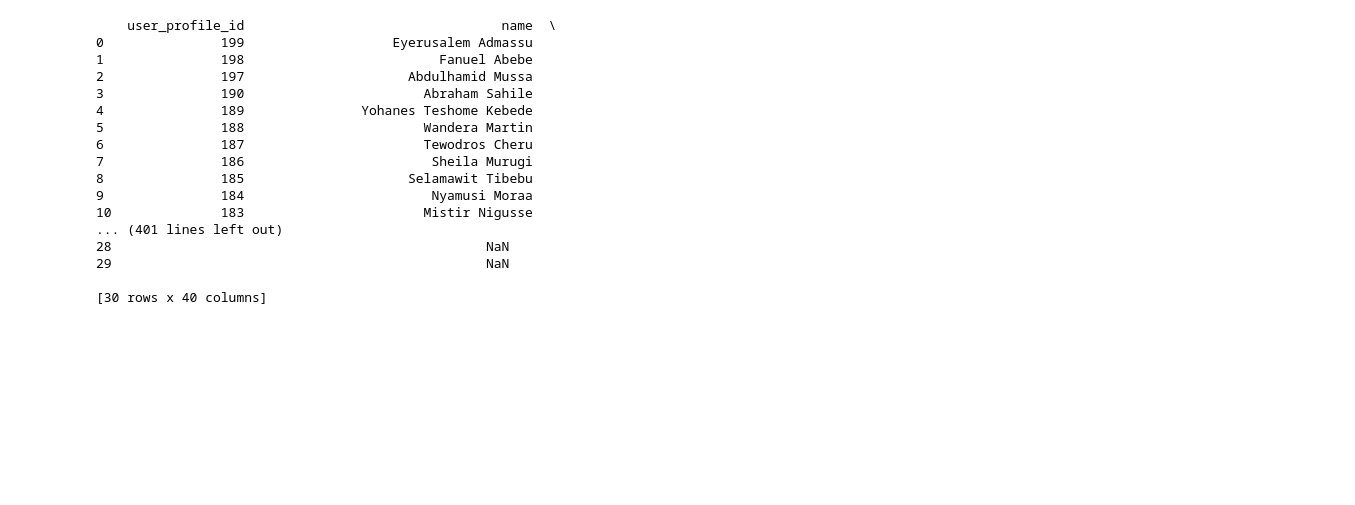
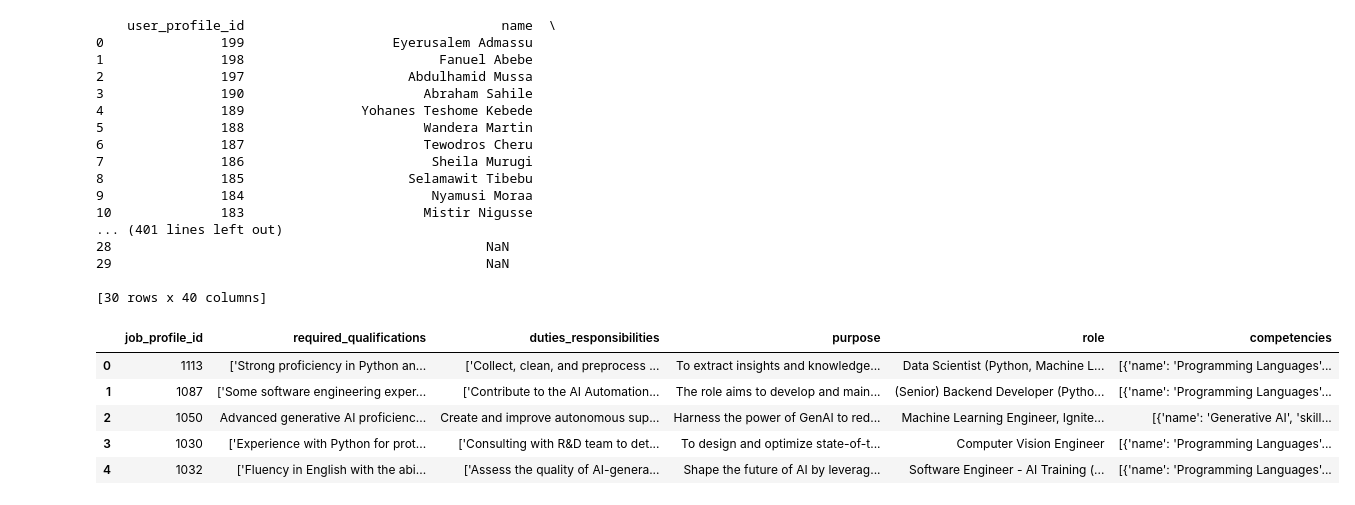
Before and after one commit to Feven0/PT, a Jupyter notebook: notebooks/cv_analysis_fixing_issues.ipynb, the cells around one changed output. Saved outputs shown, nothing was run; the diff lists cells and outputs as text; code cells hidden in the pictures; blank space fills up the shorter version.

```diff
--- a/notebooks/cv_analysis_fixing_issues.ipynb
+++ b/notebooks/cv_analysis_fixing_issues.ipynb
@@ -510,0 +570,10 @@ print(new_df)
+# %%
+df = pd.read_csv("./dataset/combined_job_data.csv")
+df.head()
+# %% [output]
+|  | job_profile_id | required_qualifications | duties_responsibilities | purpose | role | competencies |
+| 0 | 1113 | ['Strong proficiency in Python an... | ['Collect, clean, and preprocess ... | To extract insights and knowledge... | Data Scientist (Python, Machine L... | [{'name': 'Programming Languages'... |
+| 1 | 1087 | ['Some software engineering exper... | ['Contribute to the AI Automation... | The role aims to develop and main... | (Senior) Backend Developer (Pytho... | [{'name': 'Programming Languages'... |
+| 2 | 1050 | Advanced generative AI proficienc... | Create and improve autonomous sup... | Harness the power of GenAI to red... | Machine Learning Engineer, Ignite... | [{'name': 'Generative AI', 'skill... |
+| 3 | 1030 | ['Experience with Python for prot... | ['Consulting with R&D team to det... | To design and optimize state-of-t... | Computer Vision Engineer | [{'name': 'Programming Languages'... |
+| 4 | 1032 | ['Fluency in English with the abi... | ['Assess the quality of AI-genera... | Shape the future of AI by leverag... | Software Engineer - AI Training (... | [{'name': 'Programming Languages'... |
```
Also changed, not shown: parts of 10 cells of this notebook, 50 other files.
